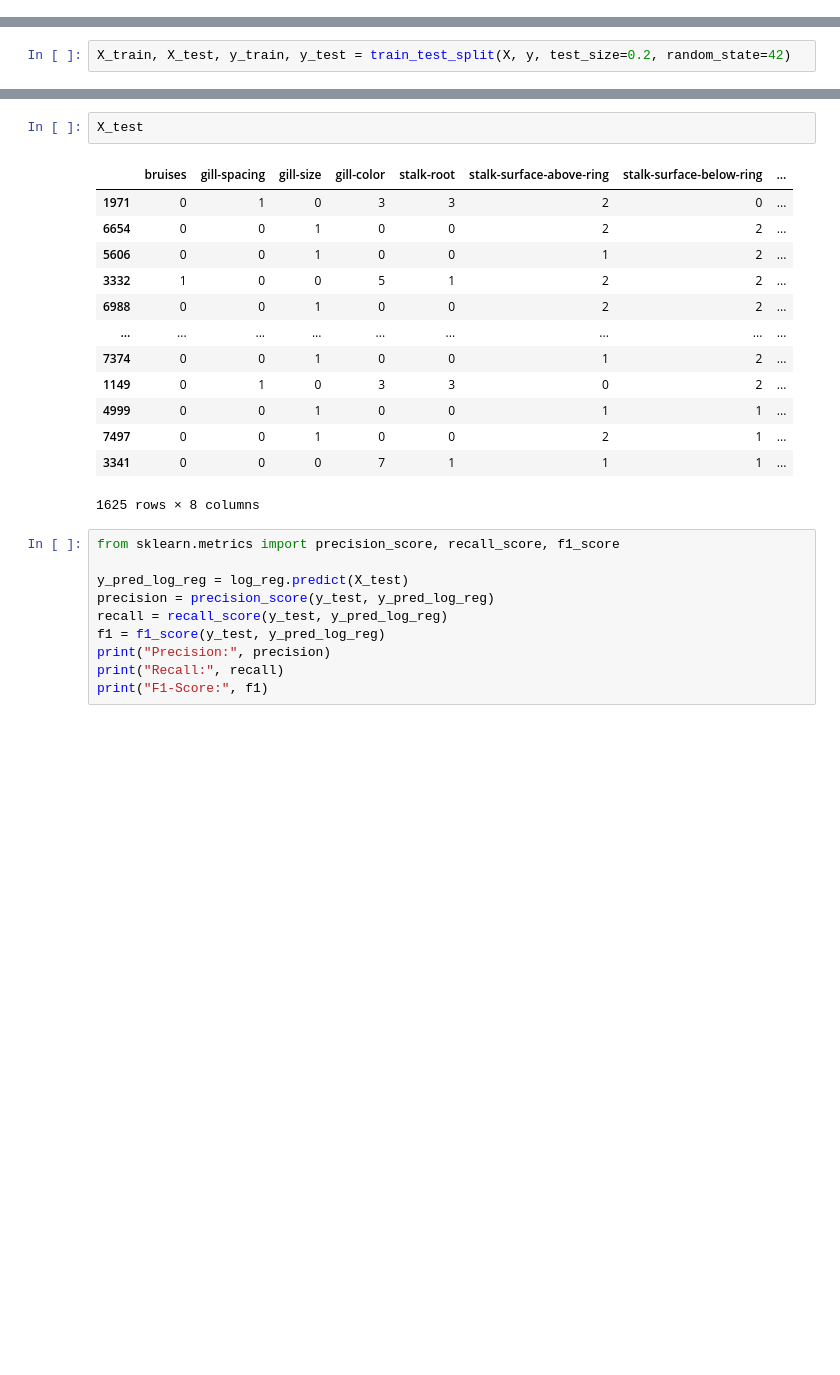
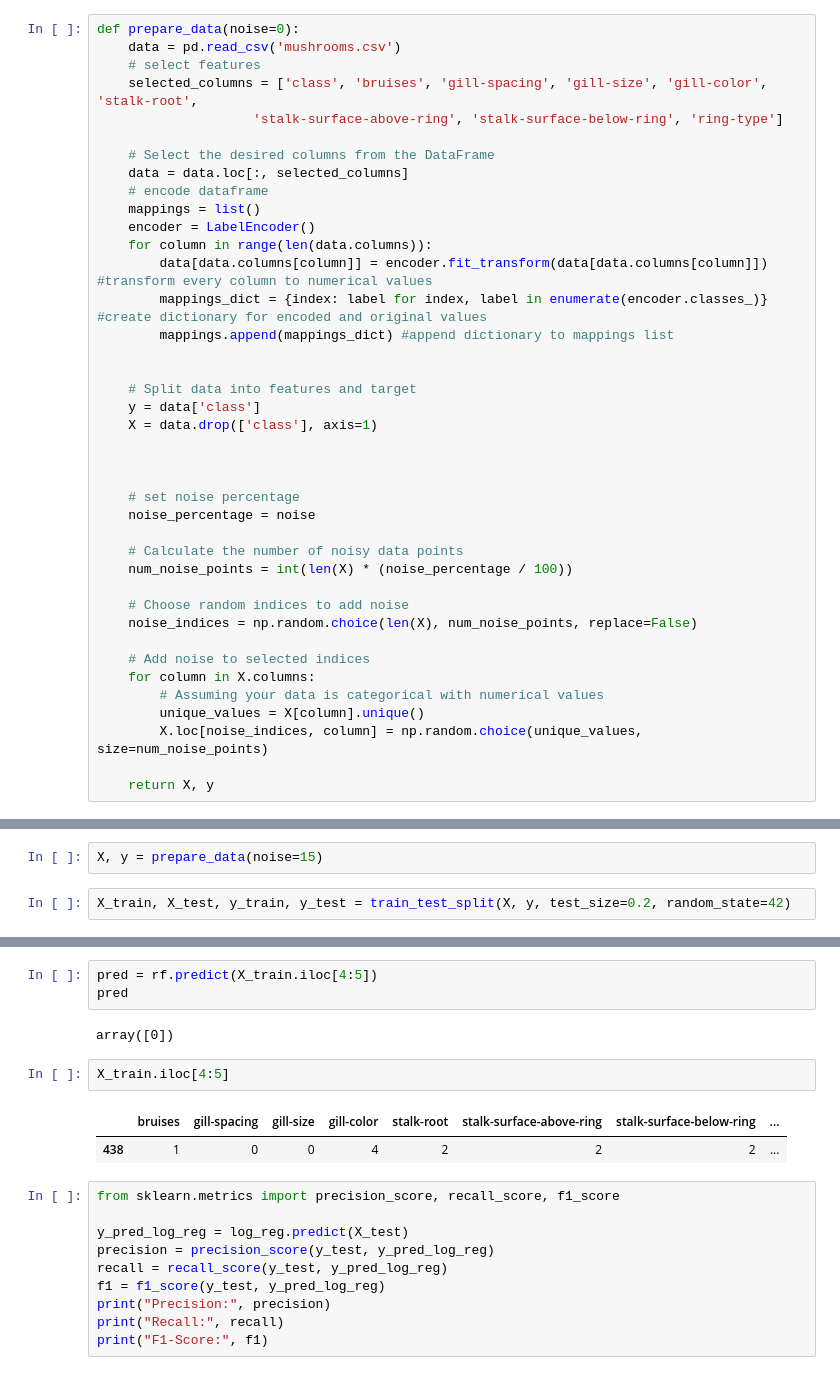
Before and after one commit to darabosmateOE/mushroom_classification, a Jupyter notebook: mushroom.ipynb, the cells around one changed output, grey strips where cells are left out. Cells and saved outputs as stored; diff of their text form; blank space fills up the shorter version.

```diff
--- a/mushroom.ipynb
+++ b/mushroom.ipynb
@@ -604,0 +555,40 @@ array(['bruises', 'gill-spacing', 'gill-size', 'gill-color', 'stalk-root',
+# %%
+def prepare_data(noise=0):
+    data = pd.read_csv('mushrooms.csv')
+    # select features
+    selected_columns = ['class', 'bruises', 'gill-spacing', 'gill-size', 'gill-color', 'stalk-root',
+                    'stalk-surface-above-ring', 'stalk-surface-below-ring', 'ring-type']
+
+    # Select the desired columns from the DataFrame
+    data = data.loc[:, selected_columns]
+    # encode dataframe
+    mappings = list()
+    encoder = LabelEncoder()
+    for column in range(len(data.columns)):
+        data[data.columns[column]] = encoder.fit_transform(data[data.columns[column]]) #transform every column to numerical values
+        mappings_dict = {index: label for index, label in enumerate(encoder.classes_)} #create dictionary for encoded and original values
+        mappings.append(mappings_dict) #append dictionary to mappings list
+
+
+    # Split data into features and target
+    y = data['class']
+    X = data.drop(['class'], axis=1)
+
+
+
+    # set noise percentage
+    noise_percentage = noise
+
+    # Calculate the number of noisy data points
+    num_noise_points = int(len(X) * (noise_percentage / 100))
+
+    # Choose random indices to add noise
+    noise_indices = np.random.choice(len(X), num_noise_points, replace=False)
+
+    # Add noise to selected indices
+    for column in X.columns:
+        # Assuming your data is categorical with numerical values
+        unique_values = X[column].unique()
+        X.loc[noise_indices, column] = np.random.choice(unique_values, size=num_noise_points)
+
+    return X, y
@@ -605,3 +597,5 @@ array(['bruises', 'gill-spacing', 'gill-size', 'gill-color', 'stalk-root',
+# %%
+X, y = prepare_data(noise=15)
 # %%
 X_train, X_test, y_train, y_test = train_test_split(X, y, test_size=0.2, random_state=42)
 # %%
@@ -638,19 +632,13 @@ Logistic Regression Score:  0.9396923076923077
-# %%
-X_test
-# %% [output]
-|  | bruises | gill-spacing | gill-size | gill-color | stalk-root | stalk-surface-above-ring | stalk-surface-below-ring | ... |
-| 1971 | 0 | 1 | 0 | 3 | 3 | 2 | 0 | ... |
-| 6654 | 0 | 0 | 1 | 0 | 0 | 2 | 2 | ... |
-| 5606 | 0 | 0 | 1 | 0 | 0 | 1 | 2 | ... |
-| 3332 | 1 | 0 | 0 | 5 | 1 | 2 | 2 | ... |
-| 6988 | 0 | 0 | 1 | 0 | 0 | 2 | 2 | ... |
-| ... | ... | ... | ... | ... | ... | ... | ... | ... |
-| 7374 | 0 | 0 | 1 | 0 | 0 | 1 | 2 | ... |
-| 1149 | 0 | 1 | 0 | 3 | 3 | 0 | 2 | ... |
-| 4999 | 0 | 0 | 1 | 0 | 0 | 1 | 1 | ... |
-| 7497 | 0 | 0 | 1 | 0 | 0 | 2 | 1 | ... |
-| 3341 | 0 | 0 | 0 | 7 | 1 | 1 | 1 | ... |
-1625 rows × 8 columns
+# %%
+pred = rf.predict(X_train.iloc[4:5])
+pred
+# %% [output]
+array([0])
+# %%
+X_train.iloc[4:5]
+# %% [output]
+|  | bruises | gill-spacing | gill-size | gill-color | stalk-root | stalk-surface-above-ring | stalk-surface-below-ring | ... |
+| 438 | 1 | 0 | 0 | 4 | 2 | 2 | 2 | ... |
 # %%
 from sklearn.metrics import precision_score, recall_score, f1_score
 
```
Also changed, not shown: parts of 10 cells of this notebook, 8 other files.
